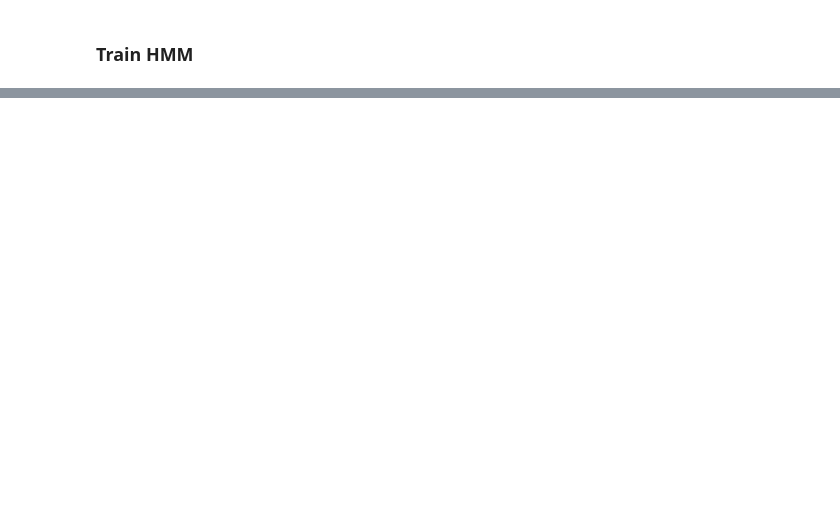
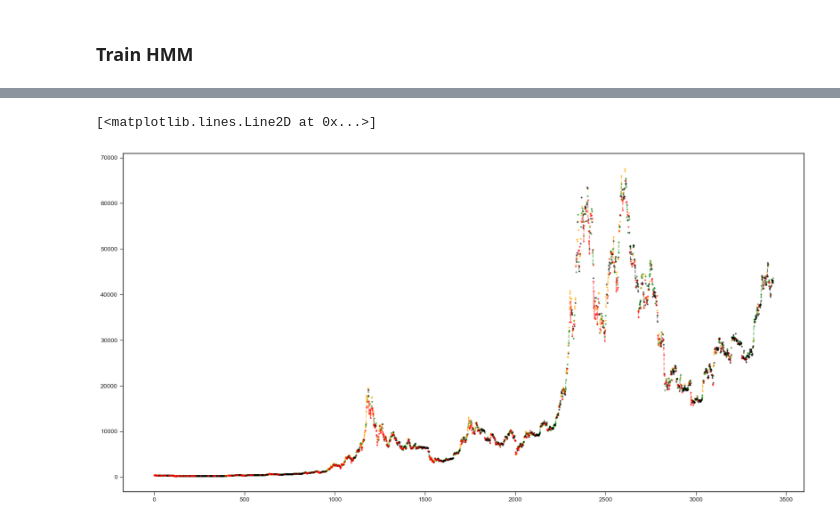
Before and after one commit to KreatorXoX/MLTrade, a Jupyter notebook: 3_HMM_XGBoost_Combined/1-HMM-Identify-Regime.ipynb, the cells around one changed output, grey strips where cells are left out. Cells and saved outputs as stored; diff of their text form; code cells hidden in the pictures; blank space fills up the shorter version.

```diff
--- a/3_HMM_XGBoost_Combined/1-HMM-Identify-Regime.ipynb
+++ b/3_HMM_XGBoost_Combined/1-HMM-Identify-Regime.ipynb
@@ -80,0 +24,18 @@ X_test from 2018-12-31 00:00:00 to 2022-05-31 00:00:00
+# %%
+param_grid = {
+    'n_components': [4,5,6],  # Number of hidden states
+    'covariance_type': ['diag', 'full'],  # Type of covariance matrix
+    'n_iter': [1,5,10, 15]  # Number of EM iterations
+}
+
+# Initialize GaussianHMM
+hmm = GaussianHMM()
+
+# Initialize GridSearchCV
+grid_search = GridSearchCV(hmm, param_grid, cv=5, n_jobs=-1,scoring='accuracy')
+
+# Fit the grid search to find the best parameters
+grid_search.fit(features)
+
+# Get the best parameters
+best_params = grid_search.best_params_
@@ -187,0 +164,9 @@ df_main.to_csv('data/HMM-SPY.csv')
+# %%
+fig = plt.figure(figsize=(20,10))
+plt.plot(labels_0,color='green',alpha=0.5, linestyle='dashed', marker='o',markersize=2)
+plt.plot(labels_1,color='orange',alpha=0.5, linestyle='dashed', marker='o',markersize=2)
+plt.plot(labels_2,color='black',alpha=0.5, linestyle='dashed', marker='o',markersize=2)
+plt.plot(labels_3,color='red',alpha=0.5, linestyle='dashed', marker='o',markersize=2)
+# %% [output]
+[<matplotlib.lines.Line2D at 0x...>]
+[figure, added]
```
Also changed, not shown: parts of 30 cells of this notebook, 2 other files.
